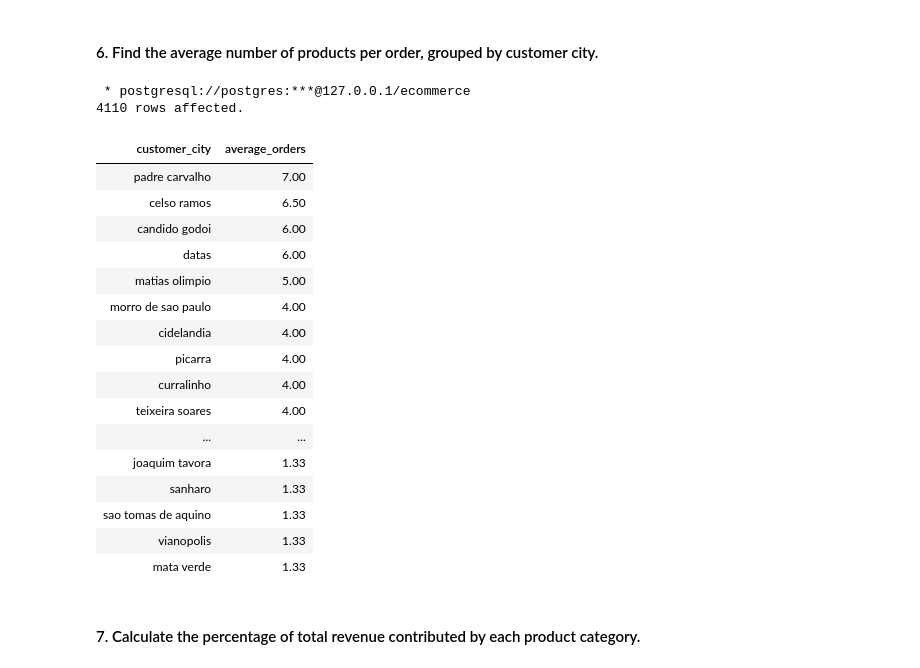
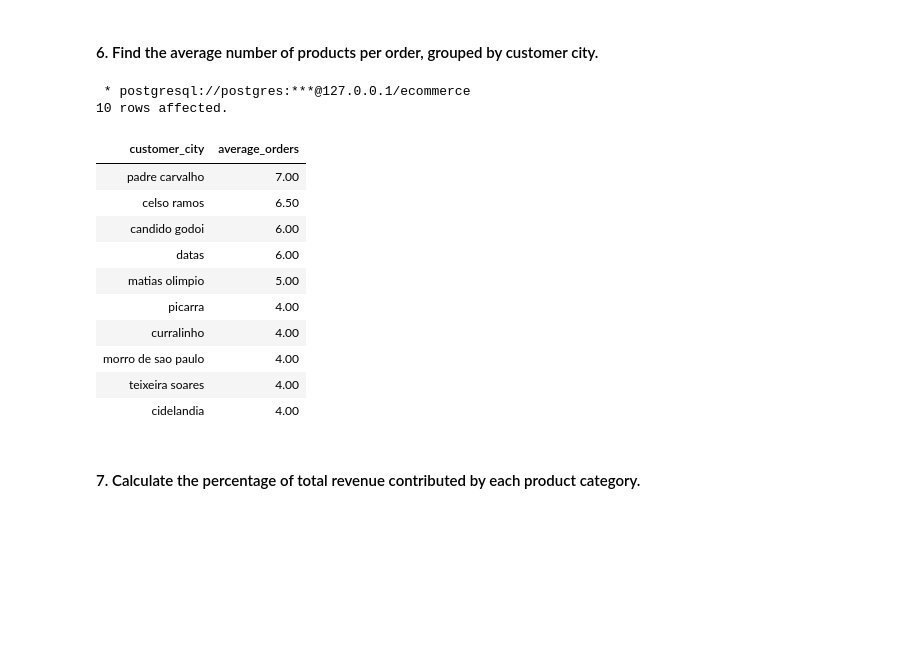
Before and after one commit to YashK-24/E-commerce-Target_Sales_Analysis, a Jupyter notebook: E-commerce_Sales_Analysis.ipynb, the cells around one changed output. Saved outputs shown, nothing was run; the diff lists cells and outputs as text; code cells hidden in the pictures; blank space fills up the shorter version.

```diff
--- a/E-commerce_Sales_Analysis.ipynb
+++ b/E-commerce_Sales_Analysis.ipynb
@@ -294,38 +294,33 @@ plt.show()
 # %%
 query = '''
 WITH count_per_order AS (
     SELECT orders.order_id, orders.customer_id, COUNT(order_items.order_id) AS oc
     FROM orders
     JOIN order_items ON orders.order_id = order_items.order_id
     GROUP BY orders.order_id, orders.customer_id
 )
 SELECT customers.customer_city, ROUND(AVG(count_per_order.oc), 2) AS average_orders
 FROM customers
 JOIN count_per_order ON customers.customer_id = count_per_order.customer_id
 GROUP BY customers.customer_city
-ORDER BY average_orders DESC;
+ORDER BY average_orders DESC
+LIMIT 10;
 '''
 %sql $query
 # %% [output]
  * postgresql://postgres:***@127.0.0.1/ecommerce
-4110 rows affected.
+10 rows affected.
 | customer_city | average_orders |
 | padre carvalho | 7.00 |
 | celso ramos | 6.50 |
 | candido godoi | 6.00 |
 | datas | 6.00 |
 | matias olimpio | 5.00 |
-| morro de sao paulo | 4.00 |
-| cidelandia | 4.00 |
 | picarra | 4.00 |
 | curralinho | 4.00 |
+| morro de sao paulo | 4.00 |
 | teixeira soares | 4.00 |
-| ... | ... |
-| joaquim tavora | 1.33 |
-| sanharo | 1.33 |
-| sao tomas de aquino | 1.33 |
-| vianopolis | 1.33 |
-| mata verde | 1.33 |
+| cidelandia | 4.00 |
 # %% [markdown]
 #### 7. Calculate the percentage of total revenue contributed by each product category.
 # %%
```
